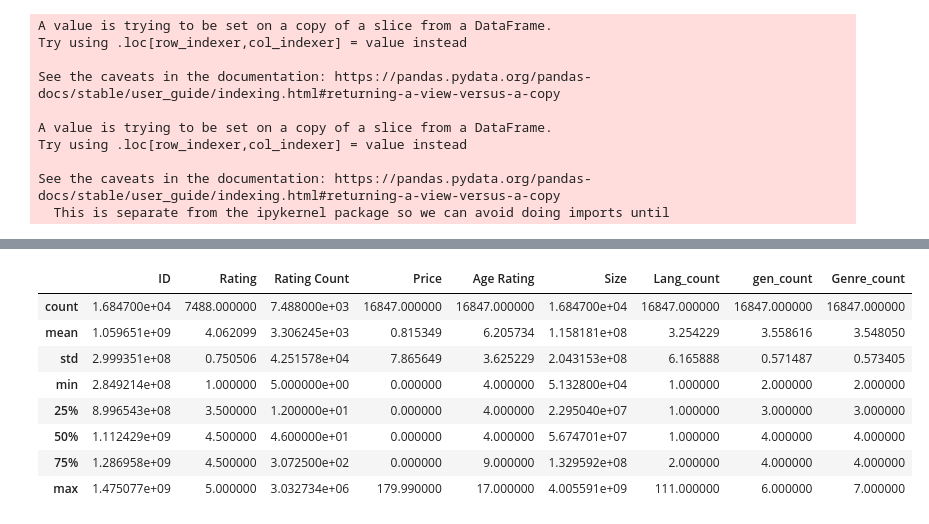
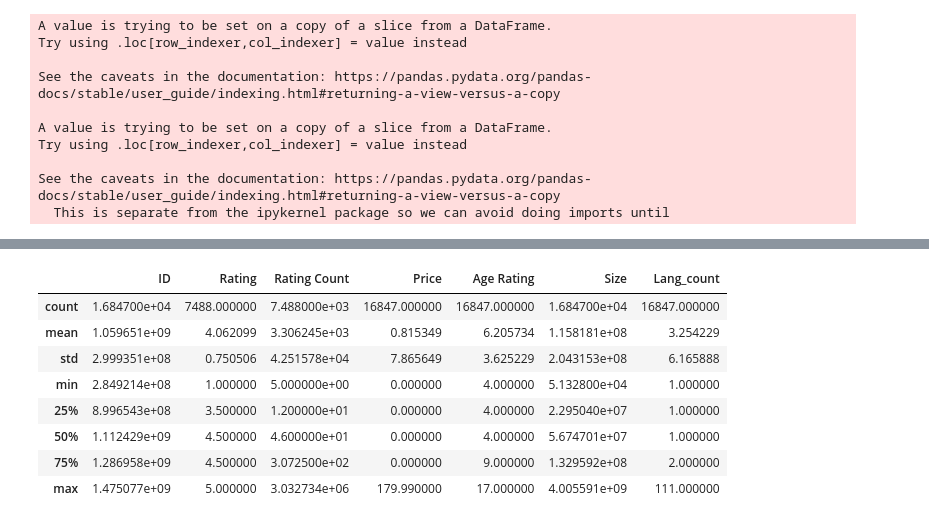
Before and after one commit to christianveater/Springboard_rep, a Jupyter notebook: Capstone-Project-2/Capstone2.ipynb, the cells around one changed output, grey strips where cells are left out. Saved outputs shown, nothing was run; the diff lists cells and outputs as text; code cells hidden in the pictures.

```diff
--- a/Capstone-Project-2/Capstone2.ipynb
+++ b/Capstone-Project-2/Capstone2.ipynb
@@ -15,9 +16,9 @@ os.getcwd()
 # %%
 #loading the dataset of interest
 df = pd.read_csv('appstore_games.csv')
-#Drop columns URL, Name, Subtitle, Icon URL, Description, Delevoper and Primary Genre
-df.drop(['URL', 'Name', 'Subtitle', 'Icon URL', 'Description', 'Developer', 'Primary Genre'], axis=1, inplace=True)
+#Drop columns URL, Name, Subtitle, Icon URL, Description, Delevoper, Genres, Current Version Release Date
+df.drop(['URL', 'Name', 'Subtitle', 'Icon URL', 'Description', 'Developer', 'Genres', 'Current Version Release Date'], axis=1, inplace=True)
 df.rename(columns = {'Average User Rating':'Rating', 'User Rating Count': 'Rating Count', 'In-app Purchases': 'InAppPurc',
-                     'Original Release Date': 'Org Rel Date', 'Current Version Release Date':'Cur Rel Date',
+                     'Original Release Date': 'Org Rel Date', 'Primary Genre':'Genre',
                      'Languages':'Lang'}, inplace=True)
 # %%
@@ -104,16 +95,17 @@ See the caveats in the documentation: https://pandas.pydata.org/pandas-docs/stab
   This is separate from the ipykernel package so we can avoid doing imports until
 # %%
 #Obtain a unique list of genre categories
-genre_list = df['Genres'].tolist()
+genre_list = df['Genre'].tolist()
 
 def convert(g_list, seperator=','):
     return seperator.join(g_list)
 genre_list_convert = convert(genre_list)
 genre_list_clean = genre_list_convert.split(',')
 
-#Count the number of genres for each app
-df['gen_count'] = df.Genres.str.count(",") +1
-genre_list = df['Genres'].tolist()
+#Count the number of genres for each app - Not needed anymore since we are using just one genre per app
+#df['gen_count'] = df.Genres.str.count(",") +1
+
+genre_list = df['Genre'].tolist()
 
 genre_cleaner = sorted(set([g.strip() for g in genre_list_clean]))
 
@@ -178,9 +165,9 @@ Try using .loc[row_indexer,col_indexer] = value instead
 See the caveats in the documentation: https://pandas.pydata.org/pandas-docs/stable/user_guide/indexing.html#returning-a-view-versus-a-copy
   This is separate from the ipykernel package so we can avoid doing imports until
 # %%
-#Convert Org Rel Date and Cur Rel Date to datetime format
+#Convert Org Rel Date to datetime format
 
-df[['Org Rel Date', 'Cur Rel Date']] = df[['Org Rel Date', 'Cur Rel Date']].apply(pd.to_datetime)
+df[['Org Rel Date']] = df[['Org Rel Date']].apply(pd.to_datetime)
 df.info()
 # %% [output]
 <class 'pandas.core.frame.DataFrame'>
@@ -261,11 +194,0 @@ df_cat['Word'] = df['Genres'].str.contains('Word')
-# %%
-#add in ID column to the df_cat
-df_cat = df_cat.join(df['ID'])
-first_col = df_cat.pop('ID')
-df_cat.insert(0, 'ID', first_col)
-#create a genre count for each ID
-df_cat['Genre_count'] = df_cat[df_cat ==True].count(axis=1)
-#Drop Genre column from df
-df.drop(['Genres'],axis=1, inplace=True)
-print(df_cat)
-print(df_cat.info())
@@ -345,16 +226,16 @@ df_cat.head()
 # %%
 #EDA
 #Look at the distribution of the data
-df_comb.describe()
+df.describe()
 # %% [output]
-|  | ID | Rating | Rating Count | Price | Age Rating | Size | Lang_count | gen_count | Genre_count |
-| count | 1.684700e+04 | 7488.000000 | 7.488000e+03 | 16847.000000 | 16847.000000 | 1.684700e+04 | 16847.000000 | 16847.000000 | 16847.000000 |
-| mean | 1.059651e+09 | 4.062099 | 3.306245e+03 | 0.815349 | 6.205734 | 1.158181e+08 | 3.254229 | 3.558616 | 3.548050 |
-| std | 2.999351e+08 | 0.750506 | 4.251578e+04 | 7.865649 | 3.625229 | 2.043153e+08 | 6.165888 | 0.571487 | 0.573405 |
-| min | 2.849214e+08 | 1.000000 | 5.000000e+00 | 0.000000 | 4.000000 | 5.132800e+04 | 1.000000 | 2.000000 | 2.000000 |
-| 25% | 8.996543e+08 | 3.500000 | 1.200000e+01 | 0.000000 | 4.000000 | 2.295040e+07 | 1.000000 | 3.000000 | 3.000000 |
-| 50% | 1.112429e+09 | 4.500000 | 4.600000e+01 | 0.000000 | 4.000000 | 5.674701e+07 | 1.000000 | 4.000000 | 4.000000 |
-| 75% | 1.286958e+09 | 4.500000 | 3.072500e+02 | 0.000000 | 9.000000 | 1.329592e+08 | 2.000000 | 4.000000 | 4.000000 |
-| max | 1.475077e+09 | 5.000000 | 3.032734e+06 | 179.990000 | 17.000000 | 4.005591e+09 | 111.000000 | 6.000000 | 7.000000 |
+|  | ID | Rating | Rating Count | Price | Age Rating | Size | Lang_count |
+| count | 1.684700e+04 | 7488.000000 | 7.488000e+03 | 16847.000000 | 16847.000000 | 1.684700e+04 | 16847.000000 |
+| mean | 1.059651e+09 | 4.062099 | 3.306245e+03 | 0.815349 | 6.205734 | 1.158181e+08 | 3.254229 |
+| std | 2.999351e+08 | 0.750506 | 4.251578e+04 | 7.865649 | 3.625229 | 2.043153e+08 | 6.165888 |
+| min | 2.849214e+08 | 1.000000 | 5.000000e+00 | 0.000000 | 4.000000 | 5.132800e+04 | 1.000000 |
+| 25% | 8.996543e+08 | 3.500000 | 1.200000e+01 | 0.000000 | 4.000000 | 2.295040e+07 | 1.000000 |
+| 50% | 1.112429e+09 | 4.500000 | 4.600000e+01 | 0.000000 | 4.000000 | 5.674701e+07 | 1.000000 |
+| 75% | 1.286958e+09 | 4.500000 | 3.072500e+02 | 0.000000 | 9.000000 | 1.329592e+08 | 2.000000 |
+| max | 1.475077e+09 | 5.000000 | 3.032734e+06 | 179.990000 | 17.000000 | 4.005591e+09 | 111.000000 |
 # %%
 #create a heatmap to see how variable correlate
```
Also changed, not shown: parts of 36 cells of this notebook.
